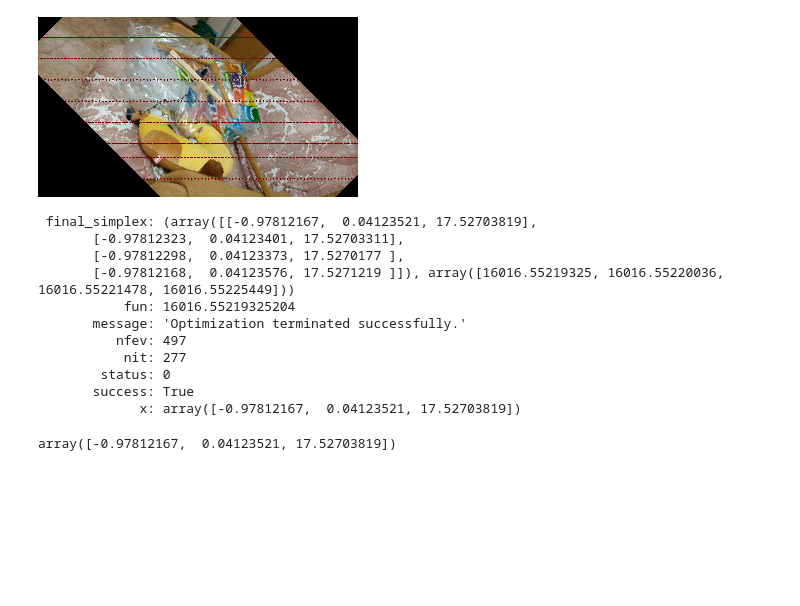
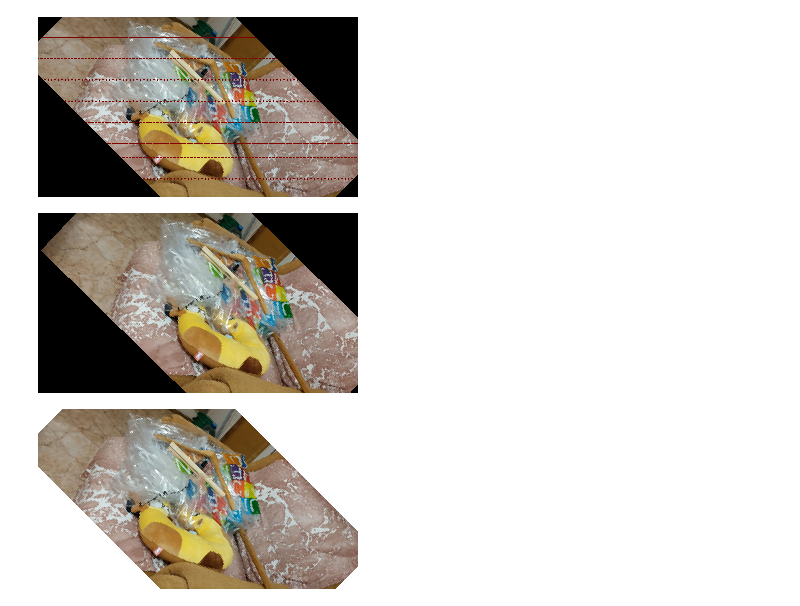
Before and after one commit to ArcaneStudent/stereolabs, a Jupyter notebook: lab3/lab3.ipynb, the cells around one changed output. Saved outputs shown, nothing was run; the diff lists cells and outputs as text; code cells hidden in the pictures; blank space fills up the shorter version.

```diff
--- a/lab3/lab3.ipynb
+++ b/lab3/lab3.ipynb
@@ -207,21 +207,34 @@ for y in range(new_right.shape[0]):
 Image.fromarray(new_right)
 # %% [output]
 [figure]
-# %%
-result
-# %% [output]
- final_simplex: (array([[-0.97812167,  0.04123521, 17.52703819],
-       [-0.97812323,  0.04123401, 17.52703311],
-       [-0.97812298,  0.04123373, 17.5270177 ],
-       [-0.97812168,  0.04123576, 17.5271219 ]]), array([16016.55219325, 16016.55220036, 16016.55221478, 16016.55225449]))
-           fun: 16016.55219325204
-       message: 'Optimization terminated successfully.'
-          nfev: 497
-           nit: 277
-        status: 0
-       success: True
-             x: array([-0.97812167,  0.04123521, 17.52703819])
-# %%
-result.x
-# %% [output]
-array([-0.97812167,  0.04123521, 17.52703819])
+# %%
+new_left = np.zeros(img_l.shape, dtype=np.uint8)
+
+x_shift = new_left.shape[1]//2
+y_shift = new_left.shape[0]//2
+for y in range(new_left.shape[0]):
+    for x in range(new_left.shape[1]):
+        x2, y2, z2 = np.dot(Left_Combined_inv, np.array([x-x_shift,y-y_shift,1]))
+        x2 = x2*(1/z2)
+        y2 = y2*(1/z2)
+        if 0 <= x2 + x_shift < img_l.shape[1] and 0 <= y2 + y_shift < img_l.shape[0]:
+            new_left[y, x] = img_l[int(y2 + y_shift), int(x2 + x_shift)]
+Image.fromarray(new_left).save("hangerL-small.png")
+Image.fromarray(new_left)
+# %% [output]
+[figure, added]
+# %%
+new_right = 255*np.ones(img_r.shape, dtype=np.uint8)
+x_shift = new_right.shape[1]//2
+y_shift = new_right.shape[0]//2
+for y in range(new_right.shape[0]):
+    for x in range(new_right.shape[1]):
+        x2, y2, z2 = np.dot(Right_Combined_inv, np.array([x-x_shift,y-y_shift,1]))
+        x2 = x2*(1/z2)
+        y2 = y2*(1/z2)
+        if 0 <= x2 + x_shift < img_r.shape[1] and 0 <= y2 + y_shift < img_r.shape[0]:
+            new_right[y, x] = img_r[int(y2 + y_shift), int(x2 + x_shift)]
+Image.fromarray(new_right).save("hangerR-small.png")
+Image.fromarray(new_right)
+# %% [output]
+[figure, added]
```
Also changed, not shown: 4 other files.
